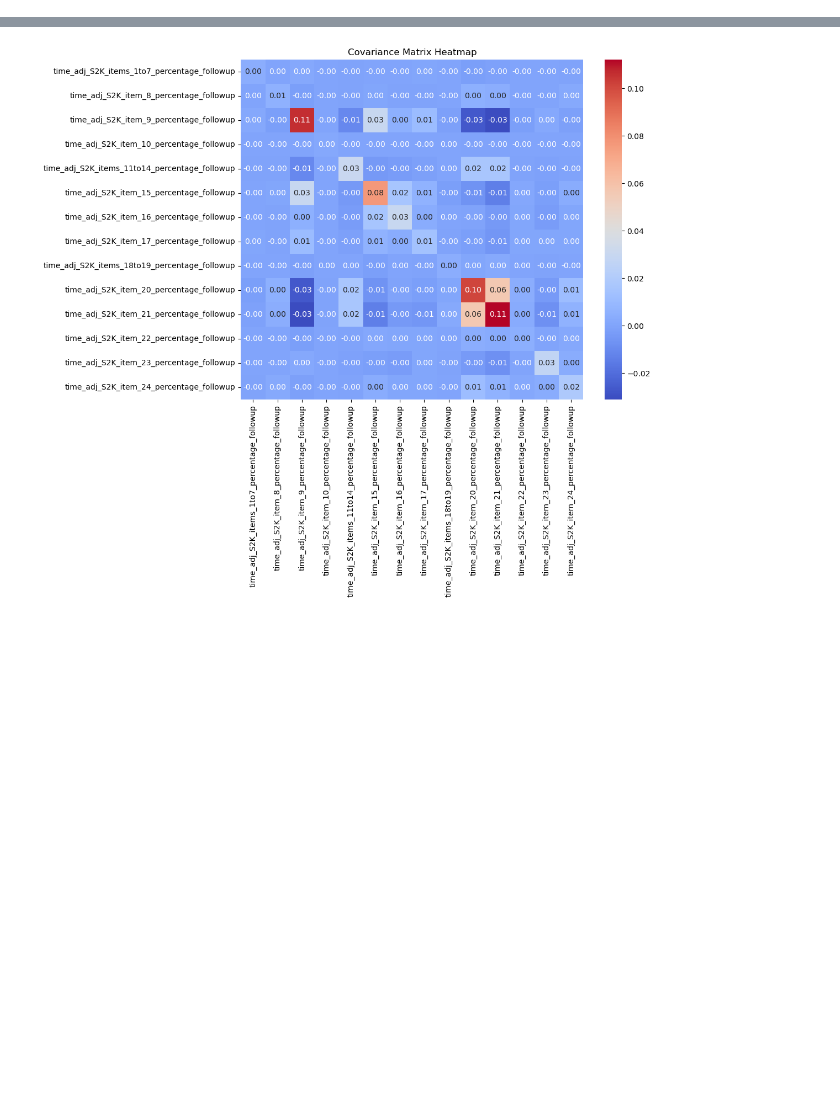
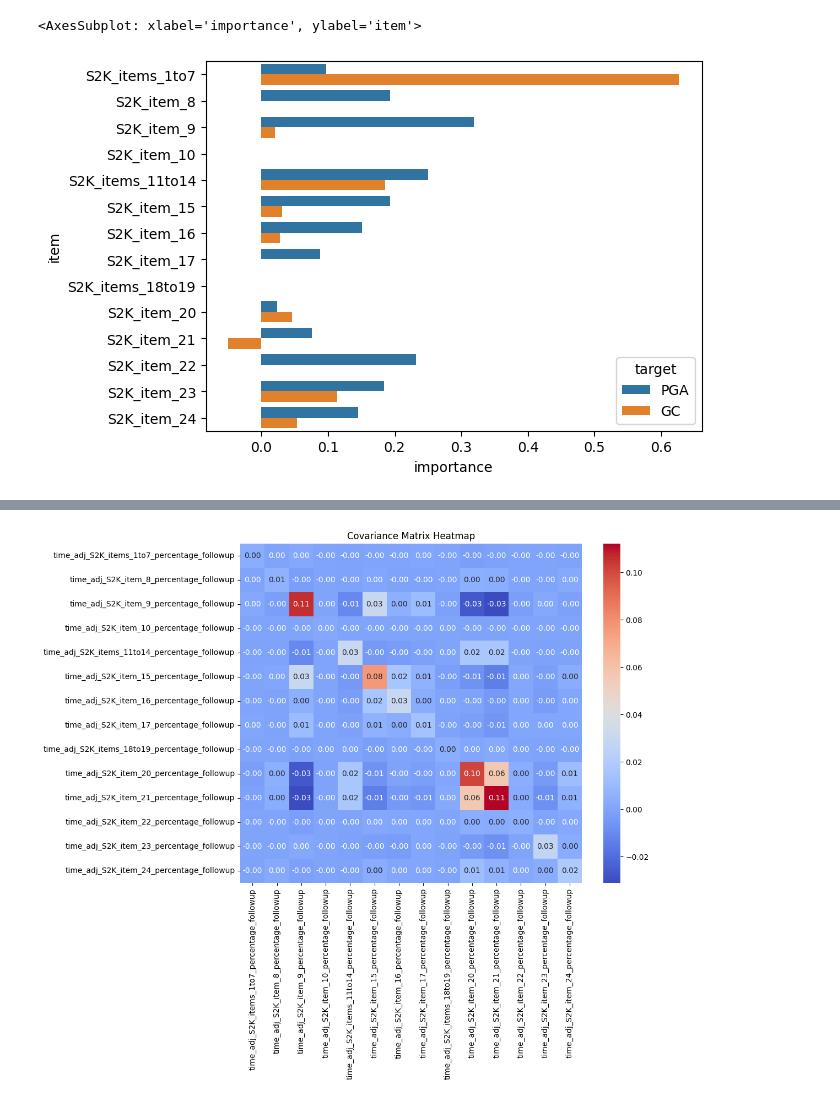
Before and after one commit to isevr/SDI, a Jupyter notebook: v3/eda.ipynb, the cells around one changed output, grey strips where cells are left out. Cells and saved outputs as stored; diff of their text form; code cells hidden in the pictures; blank space fills up the shorter version.

Commit message:
xgb lasso

```diff
--- a/v3/eda.ipynb
+++ b/v3/eda.ipynb
@@ -79 +74,34 @@ sns.barplot(melted,x='importance',y='item', hue='target')
 [figure]
+# %%
+from sklearn.linear_model import Lasso
+
+pga_lasso = Lasso(alpha=0.001, random_state=42)
+gc_lasso = Lasso(alpha=0.001, random_state=42)
+
+regressors = [pga_lasso, gc_lasso]
+reg_names = ['PGA', 'GC']
+
+def lasso():
+    losses = {}
+    coefs = {}
+    for i, name in zip(range(len(regressors)), reg_names):
+        regressors[i].fit(X_train, y_train[i])
+        preds = regressors[i].predict(X_test)
+        loss = mean_squared_error(y_test[i], preds)
+        coefs[name] = regressors[i].coef_
+        losses[name] = loss
+
+    return losses, coefs
+
+classification = lasso()
+print(f'PGA loss: {classification[0]["PGA"]}\nGC loss: {classification[0]["GC"]}')
+
+
+importances_df = pd.DataFrame(lasso()[1],index=feats)
+
+melted = importances_df.reset_index().melt(id_vars='index', var_name='Variable', value_name='Value')
+melted.columns = ['item','target','importance']
+melted['item'] = melted.item.apply(lambda x: re.sub(r'time_adj_|_percentage_followup','',x))
+
+sns.barplot(melted,x='importance',y='item', hue='target')
+# %% [output]
@@ -79,0 +110,2 @@ sns.barplot(melted,x='importance',y='item', hue='target')
+<AxesSubplot: xlabel='importance', ylabel='item'>
+[figure, added]
```
Also changed, not shown: parts of 4 cells of this notebook.
